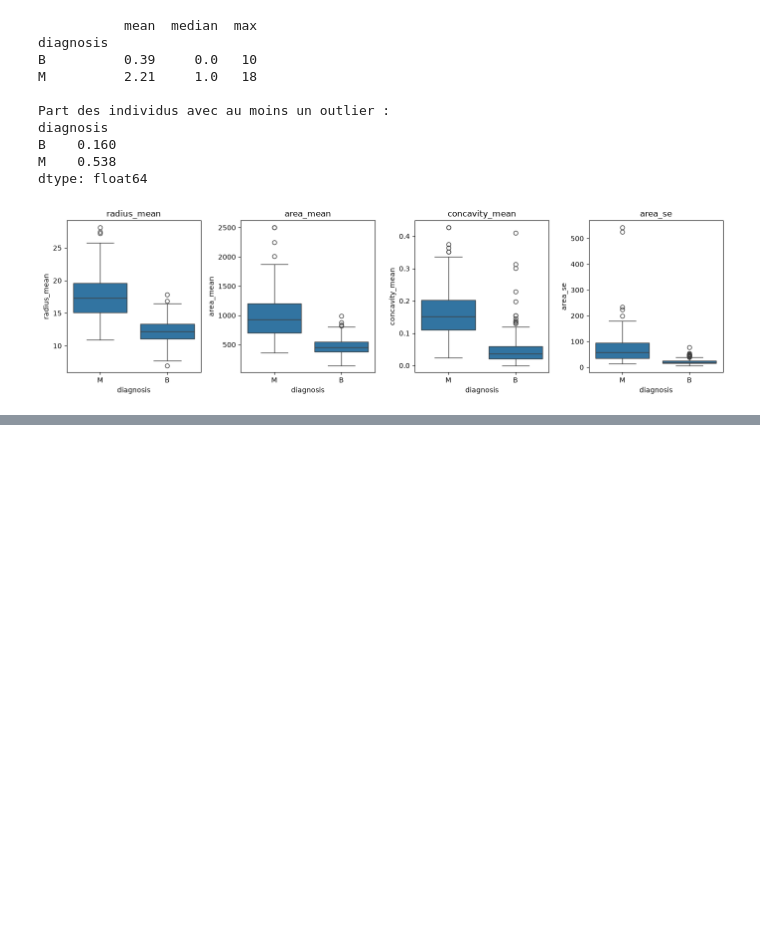
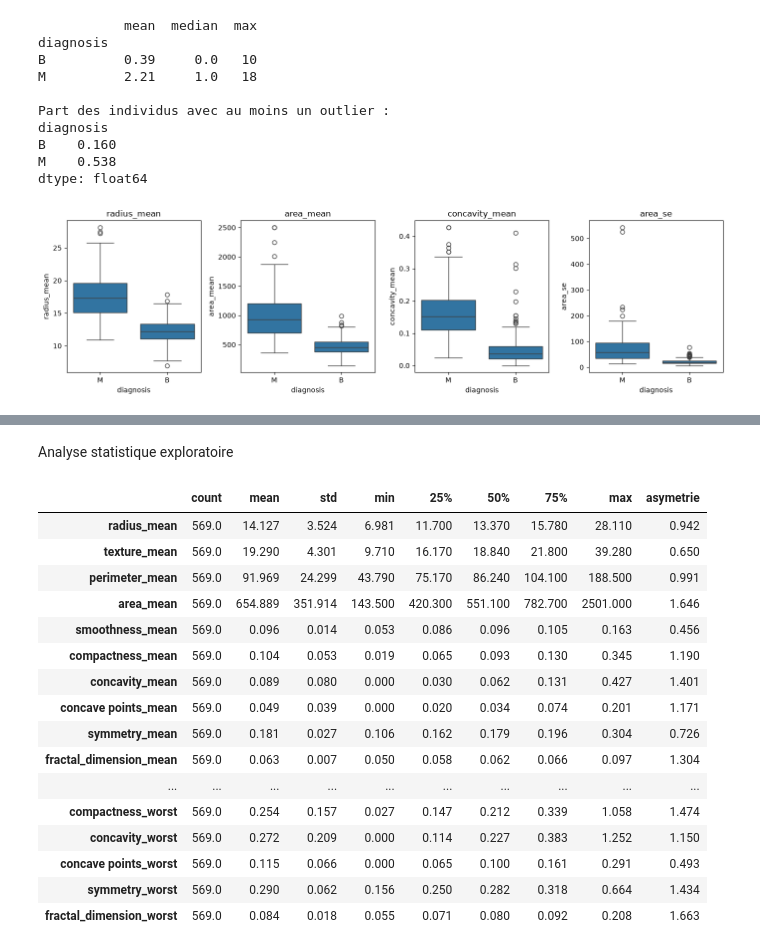
Before and after one commit to 0xCHa1Ma/ml-diagnostic_medical, a Jupyter notebook: notebooks/01_preprocessing_eda.ipynb, the cells around one changed output, grey strips where cells are left out. Drawn from its saved outputs; the diff is of its cells as text; code cells hidden in the pictures; blank space fills up the shorter version.

```diff
--- a/notebooks/01_preprocessing_eda.ipynb
+++ b/notebooks/01_preprocessing_eda.ipynb
@@ -208,0 +282,24 @@ plt.show()
+# %% [markdown]
+Analyse statistique exploratoire
+# %%
+stats = df_clean[feature_cols].describe().T
+stats["asymetrie"] = df_clean[feature_cols].skew()
+stats.round(3)
+# %% [output]
+|  | count | mean | std | min | 25% | 50% | 75% | max | asymetrie |
+| radius_mean | 569.0 | 14.127 | 3.524 | 6.981 | 11.700 | 13.370 | 15.780 | 28.110 | 0.942 |
+| texture_mean | 569.0 | 19.290 | 4.301 | 9.710 | 16.170 | 18.840 | 21.800 | 39.280 | 0.650 |
+| perimeter_mean | 569.0 | 91.969 | 24.299 | 43.790 | 75.170 | 86.240 | 104.100 | 188.500 | 0.991 |
+| area_mean | 569.0 | 654.889 | 351.914 | 143.500 | 420.300 | 551.100 | 782.700 | 2501.000 | 1.646 |
+| smoothness_mean | 569.0 | 0.096 | 0.014 | 0.053 | 0.086 | 0.096 | 0.105 | 0.163 | 0.456 |
+| compactness_mean | 569.0 | 0.104 | 0.053 | 0.019 | 0.065 | 0.093 | 0.130 | 0.345 | 1.190 |
+| concavity_mean | 569.0 | 0.089 | 0.080 | 0.000 | 0.030 | 0.062 | 0.131 | 0.427 | 1.401 |
+| concave points_mean | 569.0 | 0.049 | 0.039 | 0.000 | 0.020 | 0.034 | 0.074 | 0.201 | 1.171 |
+| symmetry_mean | 569.0 | 0.181 | 0.027 | 0.106 | 0.162 | 0.179 | 0.196 | 0.304 | 0.726 |
+| fractal_dimension_mean | 569.0 | 0.063 | 0.007 | 0.050 | 0.058 | 0.062 | 0.066 | 0.097 | 1.304 |
+| ... | ... | ... | ... | ... | ... | ... | ... | ... | ... |
+| compactness_worst | 569.0 | 0.254 | 0.157 | 0.027 | 0.147 | 0.212 | 0.339 | 1.058 | 1.474 |
+| concavity_worst | 569.0 | 0.272 | 0.209 | 0.000 | 0.114 | 0.227 | 0.383 | 1.252 | 1.150 |
+| concave points_worst | 569.0 | 0.115 | 0.066 | 0.000 | 0.065 | 0.100 | 0.161 | 0.291 | 0.493 |
+| symmetry_worst | 569.0 | 0.290 | 0.062 | 0.156 | 0.250 | 0.282 | 0.318 | 0.664 | 1.434 |
+| fractal_dimension_worst | 569.0 | 0.084 | 0.018 | 0.055 | 0.071 | 0.080 | 0.092 | 0.208 | 1.663 |
```
Also changed, not shown: parts of 10 cells of this notebook, 2 other files.
